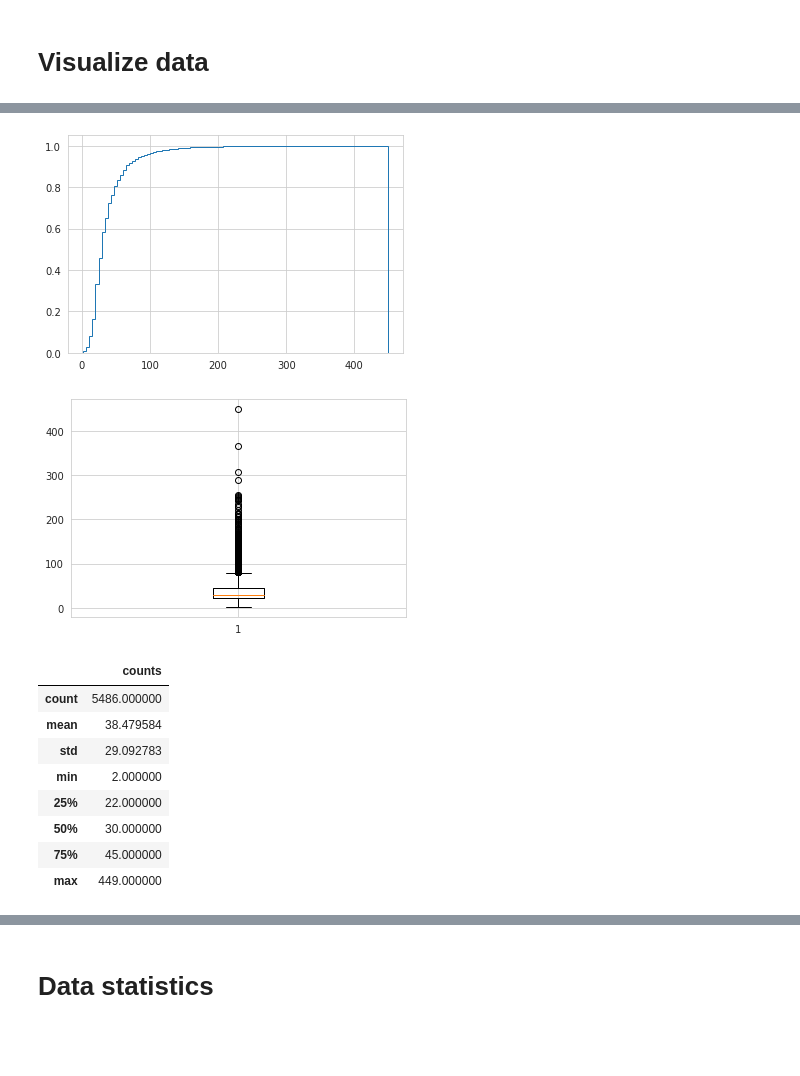
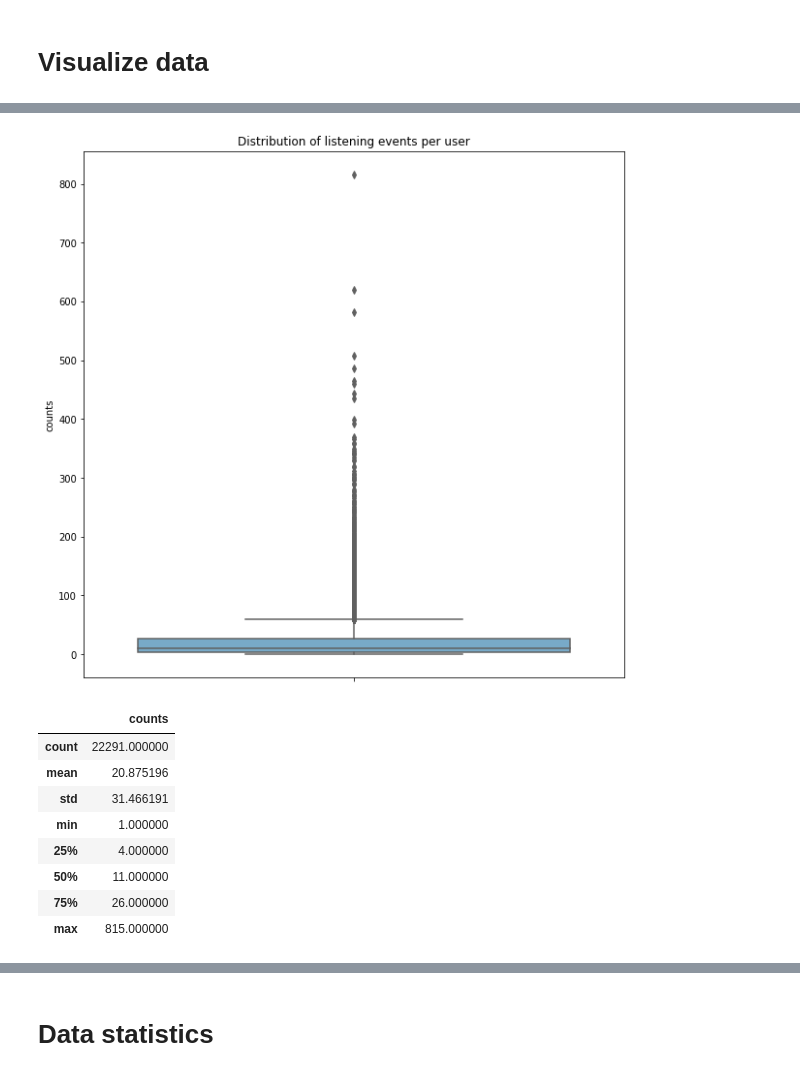
Before and after one commit to Katrin-Leberfinger/Hybrid-gender-debiased-music-recommendation, a Jupyter notebook: 01_data_preprocessing.ipynb, the cells around one changed output, grey strips where cells are left out. Saved outputs shown, nothing was run; the diff lists cells and outputs as text; code cells hidden in the pictures; blank space fills up the shorter version.

```diff
--- a/01_data_preprocessing.ipynb
+++ b/01_data_preprocessing.ipynb
@@ -28,9 +28,10 @@ Drive already mounted at /content/drive; to attempt to forcibly remount, call dr
 data_tracks_lyrics = pd.read_csv("music/data_tracks_lyrics.txt", sep="\t").drop(['Unnamed: 0'],axis=1).dropna()
 data_tracks_tags_lyrics = pd.read_csv("music/data_tracks_tags_lyrics.txt", sep="\t").drop(['Unnamed: 0'],axis=1).dropna().drop_duplicates('track_id')
 data_bio = pd.read_csv("music/data_artists_biography.txt", sep=",").drop(['Unnamed: 0'],axis=1).dropna()
-data_interaction = pd.read_csv("music/data_user_track_interaction.txt", sep="\t").drop(['Unnamed: 0'],axis=1)
+data_all_info = pd.read_csv('music/data_all_info.txt', sep="\t").drop(['Unnamed: 0'],axis=1).dropna()
+data_interaction = pd.read_csv("music/data_user_track_interaction_with_ones.txt", sep="\t").drop(['Unnamed: 0'],axis=1)
 
-data_tracks_tags_lyrics = data_tracks_tags_lyrics.merge(data_bio)
+data_tracks_tags_lyrics = data_all_info.merge(data_bio)
 data_interaction = data_interaction.merge(data_tracks_tags_lyrics[['track_id']].drop_duplicates(), on = 'track_id', how = 'inner').drop_duplicates()
 data_tracks_tags_lyrics = data_tracks_tags_lyrics.merge(data_interaction[['track_id']], on = 'track_id', how = 'inner').drop_duplicates()
 
@@ -152,7 +177,3 @@ data_tracks_tags_lyrics = pd.read_csv(dir + "data_tracks_tags_lyrics.csv").drop(
 data_interaction_test = pd.read_csv(dir + "data_interaction_test.csv").drop(['Unnamed: 0'],axis=1)
 data_interaction_train = pd.read_csv(dir + "data_interaction_train.csv").drop(['Unnamed: 0'],axis=1)
 data_interaction_val = pd.read_csv(dir + "data_interaction_val.csv").drop(['Unnamed: 0'],axis=1)
-# %%
-data_interaction_plot.loc[data_interaction_plot['count']>=100., 'count'] = 100.
-plt.hist(data_interaction_plot['count'], 50, density=True, histtype='step', cumulative=True)
-plt.show()
@@ -161,23 +180,24 @@ plt.show()
-# %%
-data_interaction_plot_per_user = data_interaction.groupby(['user_id']).size().reset_index(name='counts')
-plt.hist(data_interaction_plot_per_user['counts'], 100, density=True, histtype='step', cumulative=True)
-plt.show()
-# %% [output]
-[figure, removed]
-# %%
-plt.boxplot(data_interaction_plot_per_user['counts'])
-plt.show()
-# %% [output]
-[figure, removed]
-# %%
-data_interaction_plot_per_user[['counts']].describe()
-# %% [output]
-|  | counts |
-| count | 5486.000000 |
-| mean | 38.479584 |
-| std | 29.092783 |
-| min | 2.000000 |
-| 25% | 22.000000 |
-| 50% | 30.000000 |
-| 75% | 45.000000 |
-| max | 449.000000 |
+# %%
+data_interaction_plot = data_interaction_plot.merge(data_all_info[['track_id', 'track_artist']]).drop_duplicates()
+# %%
+data_interaction_plot_per_user = data_interaction_plot.groupby(['user_id']).size().reset_index(name='counts')
+data_interaction_plot_per_track = data_interaction_plot.groupby(['track_id']).size().reset_index(name='counts')
+data_interaction_plot_per_artist = data_interaction_plot.groupby(['track_artist']).size().reset_index(name='counts')
+# %%
+import seaborn as sns
+plt.figure(figsize=(10,10))
+sns.boxplot(y = data_interaction_plot_per_user['counts'], palette="Blues")
+plt.title("Distribution of listening events per user")
+plt.show()
+data_interaction_plot_per_user[['counts']].describe()
+# %% [output]
+[figure, added]
+|  | counts |
+| count | 22291.000000 |
+| mean | 20.875196 |
+| std | 31.466191 |
+| min | 1.000000 |
+| 25% | 4.000000 |
+| 50% | 11.000000 |
+| 75% | 26.000000 |
+| max | 815.000000 |
```
Also changed, not shown: parts of 19 cells of this notebook.
